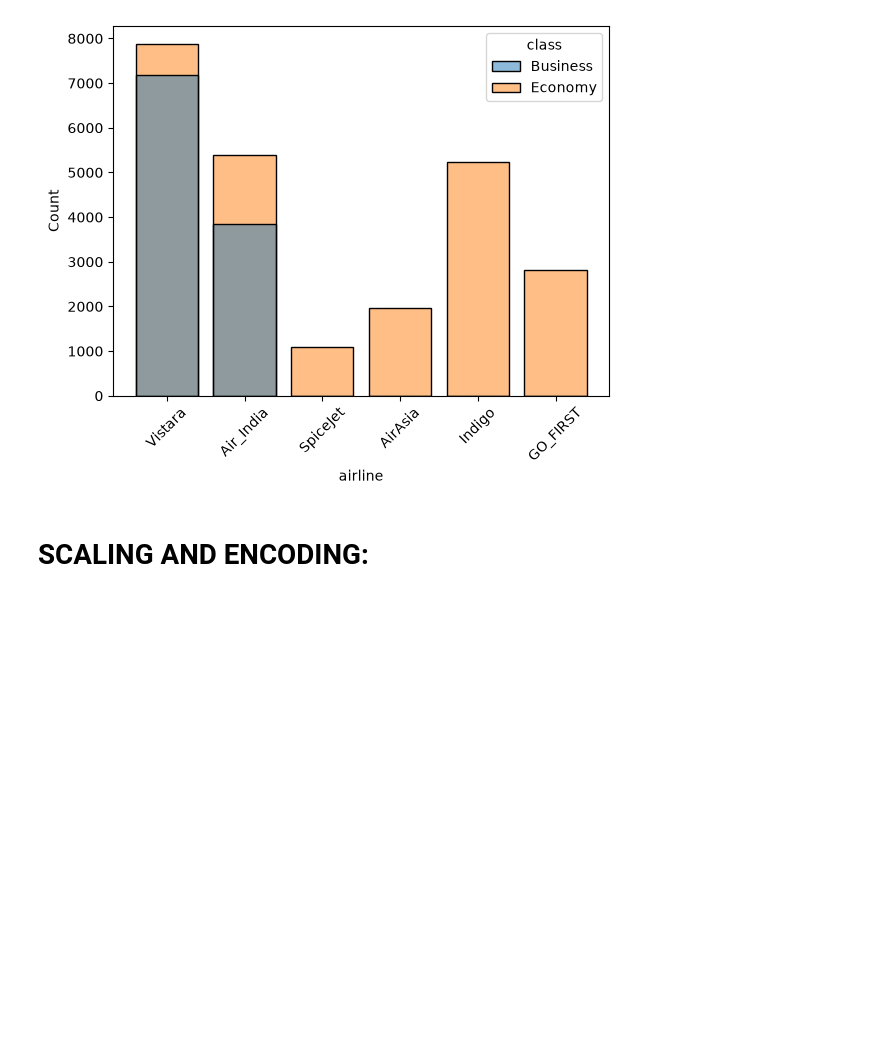
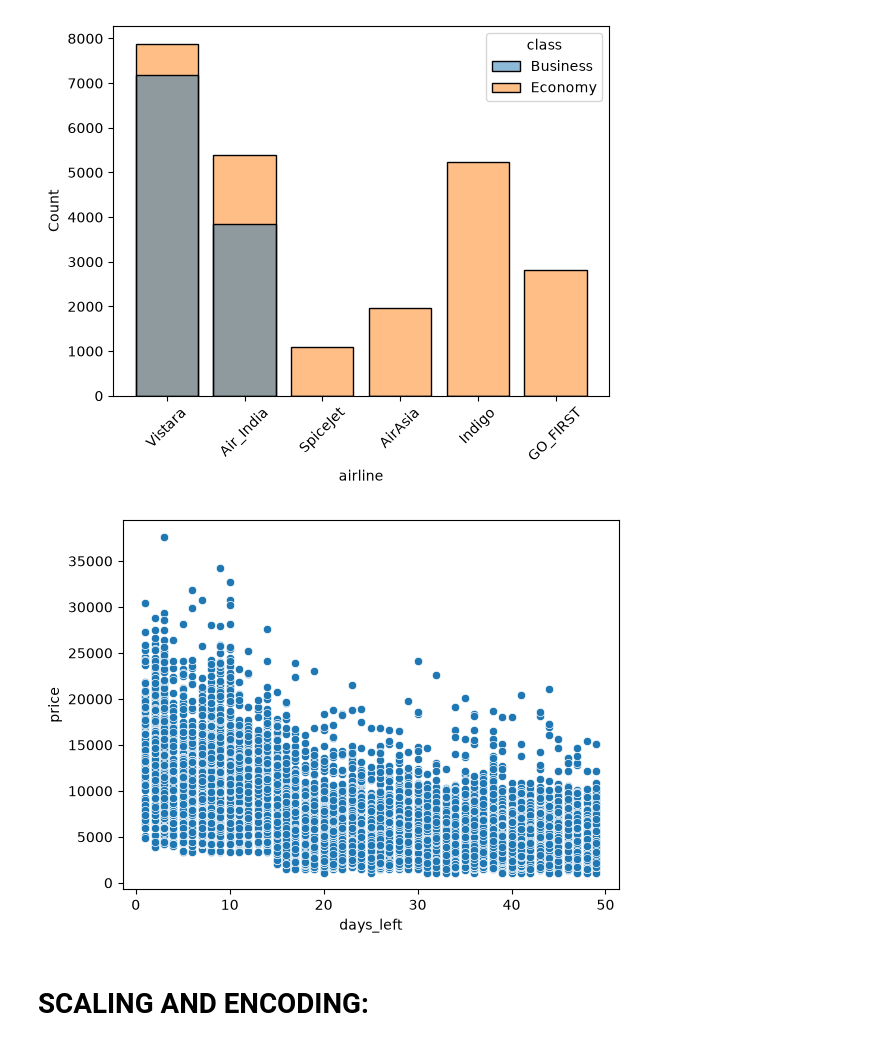
Before and after one commit to harshini-sudharsan/Kaggle_Assignment1, a Jupyter notebook: models.ipynb, the cells around one changed output. Saved outputs shown, nothing was run; the diff lists cells and outputs as text; code cells hidden in the pictures; blank space fills up the shorter version.

```diff
--- a/models.ipynb
+++ b/models.ipynb
@@ -102,0 +191,21 @@ steps taken to rectify:
+# %%
+corrupted = df['flight'].str.startswith(("6.00E", "0.00E"))
+
+rules = {'stops': 'mode', 'departure': 'mode', 'duration': 'median'}
+
+for col, how in rules.items():
+    if how == 'mode':
+        fill = df.groupby('flight')[col].transform(
+            lambda s: s.mode().iloc[0] if s.notna().any() else np.nan)
+    else:
+        fill = df.groupby('flight')[col].transform('median')
+
+    mask = df[col].isna() & ~corrupted
+    df.loc[mask, col] = fill[mask]
+# %%
+imp = SimpleImputer(strategy='median', add_indicator=True)
+
+df['days_left_missing'] = df['days_left'].isna().astype(int)
+df['days_left'] = df['days_left'].fillna(df['days_left'].median())
+
+df.isna().sum()
@@ -102,0 +226,6 @@ steps taken to rectify:
+# %%
+keys_d = ['airline', 'source', 'destination', 'class', 'stops']
+mask = df['duration'].isna()
+df.loc[mask, 'duration'] = df.groupby(keys_d)['duration'].transform('median')[mask]
+
+df.isna().sum()
@@ -102,0 +246,8 @@ steps taken to rectify:
+# %%
+keys = ['airline', 'source', 'destination', 'arrival', 'duration']
+
+mask = df['departure'].isna()
+df.loc[mask, 'departure'] = df.groupby(keys)['departure'].transform(
+    lambda s: s.mode().iloc[0] if s.notna().any() else np.nan)[mask]
+
+df['departure'].isna().sum()
@@ -112,6 +265,11 @@ plt.xticks(rotation=45)
 plt.show()
 # %% [output]
 [figure]
+# %%
+sns.scatterplot(data=df[df['class'] == 'Economy'], x='days_left', y='price')
+plt.show()
+# %% [output]
+[figure, added]
 # %% [markdown]
 # SCALING AND ENCODING:
 # %% [markdown]
```
Also changed, not shown: parts of 16 cells of this notebook.
